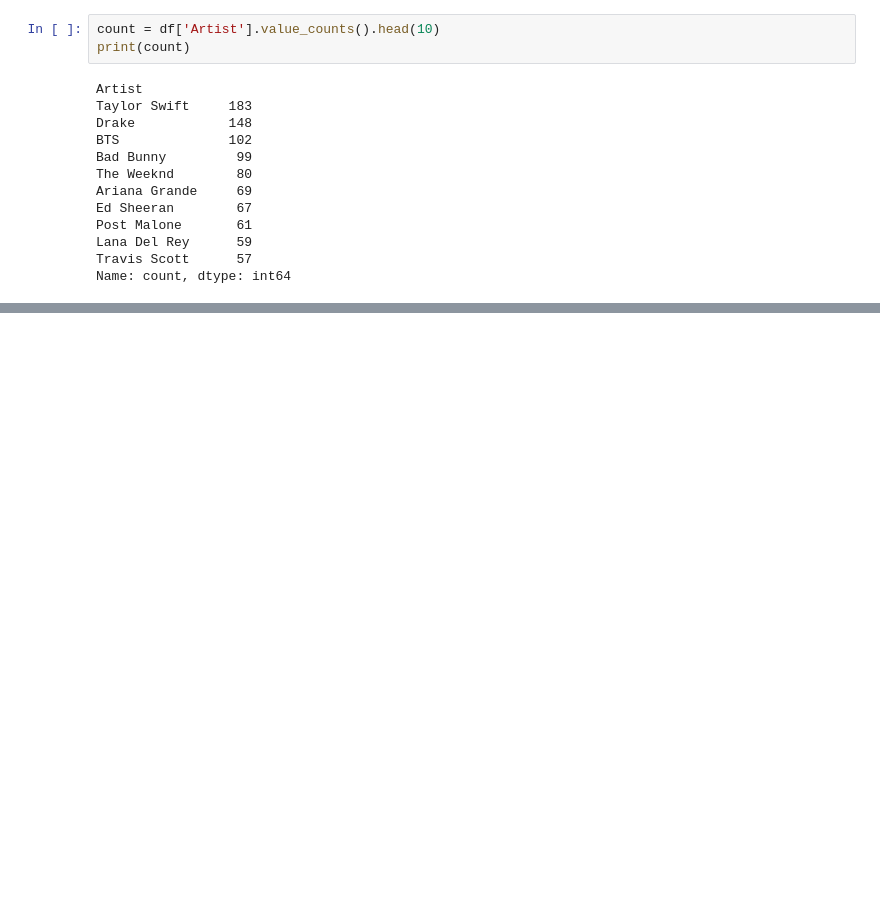
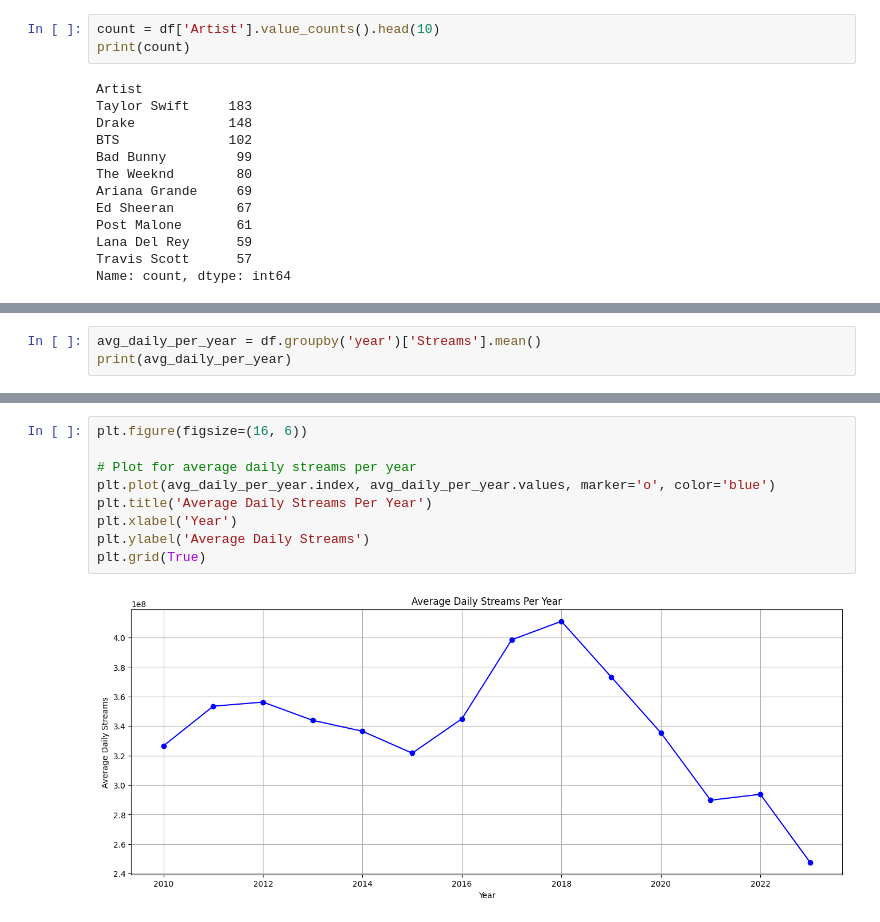
Before and after one commit to JTenaSan/CS3120_EDA_Jesus-Tena, a Jupyter notebook: Spotify_EDA_Jesus_Tena.ipynb, the cells around one changed output, grey strips where cells are left out. Saved outputs shown, nothing was run; the diff lists cells and outputs as text; blank space fills up the shorter version.

```diff
--- a/Spotify_EDA_Jesus_Tena.ipynb
+++ b/Spotify_EDA_Jesus_Tena.ipynb
@@ -475,0 +478,3 @@ A visualization of the Top Ten Artists in the whole data set
+# %%
+avg_daily_per_year = df.groupby('year')['Streams'].mean()
+print(avg_daily_per_year)
@@ -475,0 +498,11 @@ A visualization of the Top Ten Artists in the whole data set
+# %%
+plt.figure(figsize=(16, 6))
+
+# Plot for average daily streams per year
+plt.plot(avg_daily_per_year.index, avg_daily_per_year.values, marker='o', color='blue')
+plt.title('Average Daily Streams Per Year')
+plt.xlabel('Year')
+plt.ylabel('Average Daily Streams')
+plt.grid(True)
+# %% [output]
+[figure, added]
```
Also changed, not shown: parts of 9 cells of this notebook.
